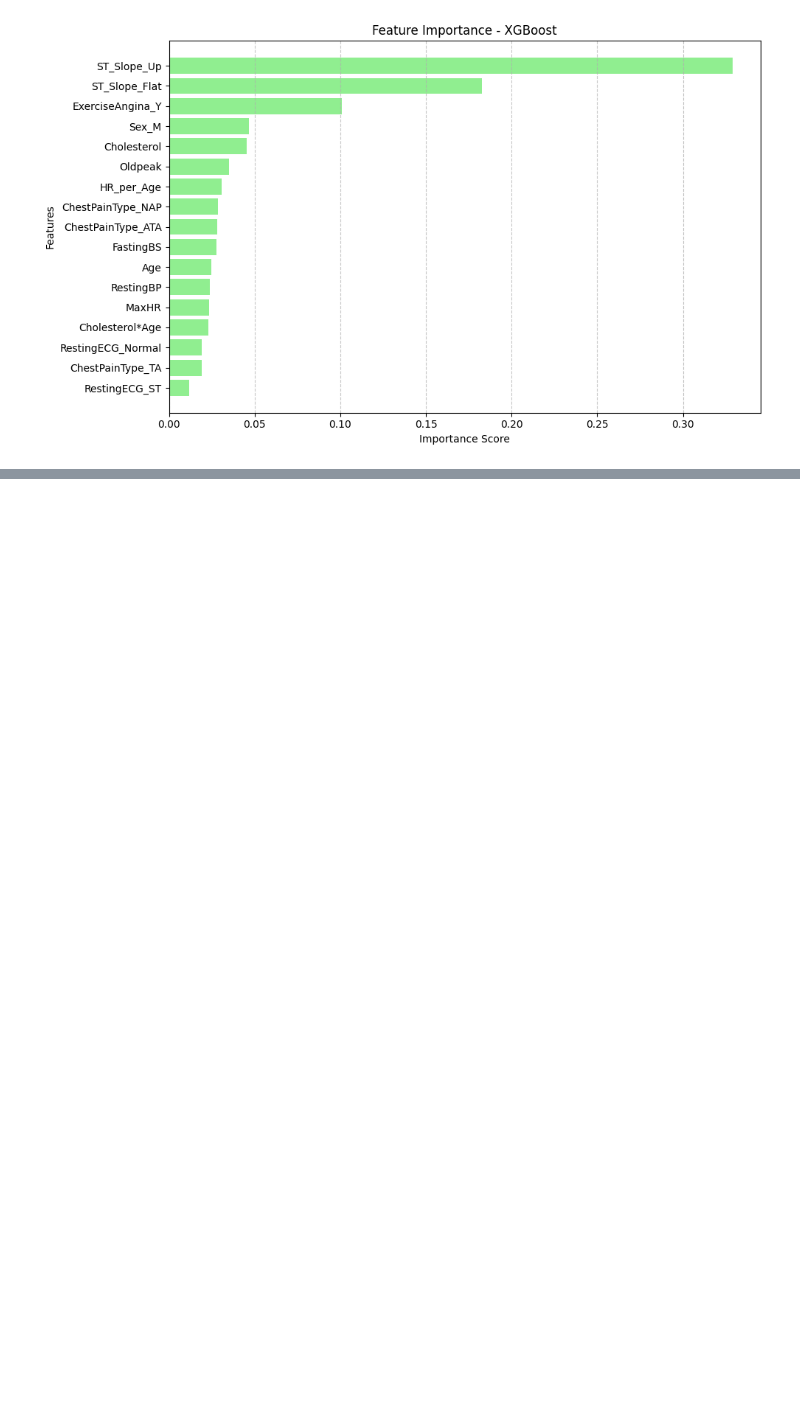
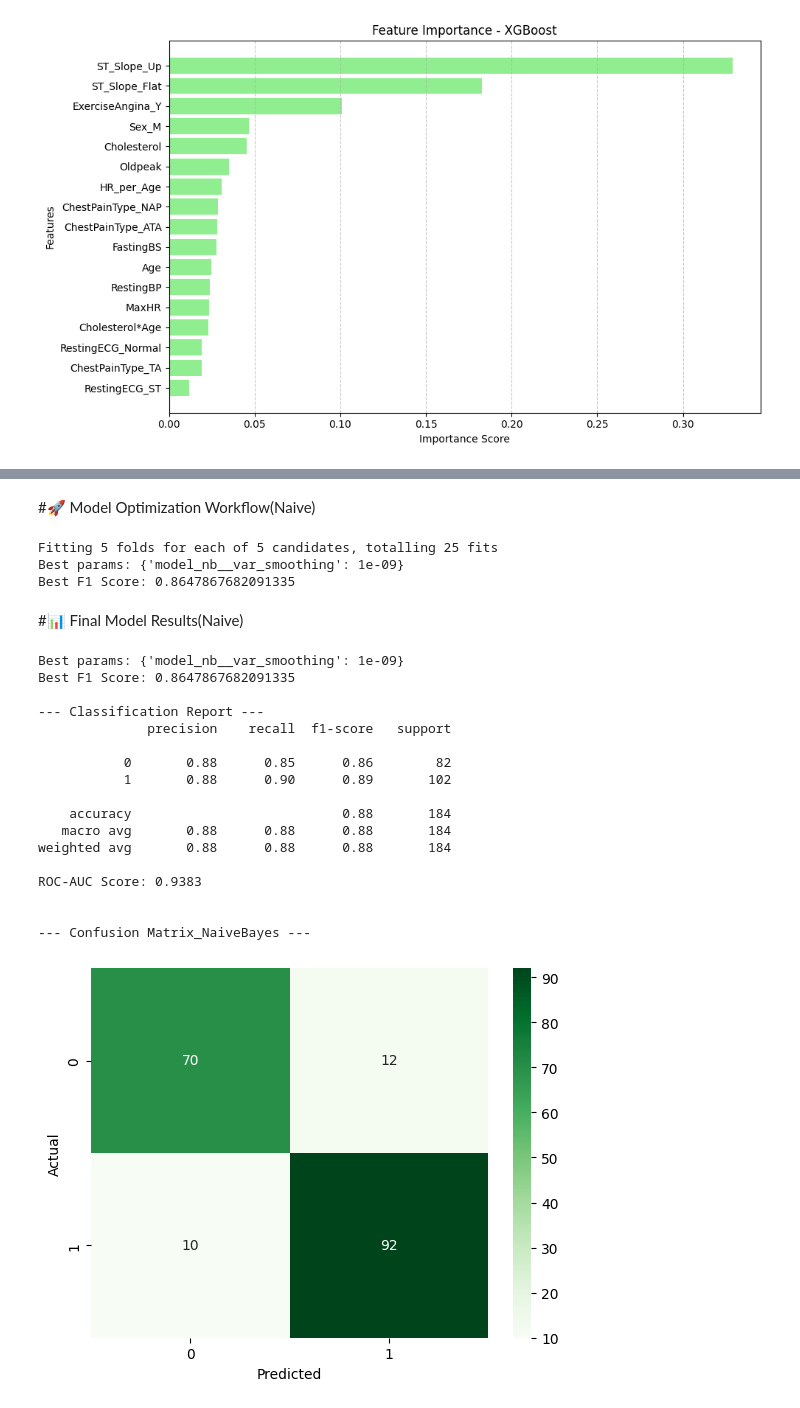
Before and after one commit to Ali13fffff/Heart-Disease-Prediction2, a Jupyter notebook: heart_disease_modeling.ipynb, the cells around one changed output, grey strips where cells are left out. Cells and saved outputs as stored; diff of their text form; code cells hidden in the pictures; blank space fills up the shorter version.

```diff
--- a/heart_disease_modeling.ipynb
+++ b/heart_disease_modeling.ipynb
@@ -317,0 +400,75 @@ Feature Importance:
+# %% [markdown]
+#🚀 Model Optimization Workflow(Naive)
+# %%
+
+
+
+pipeline_nb = Pipeline([
+    ('scaler_nb', StandardScaler()),
+    ('smote_nb', SMOTE(random_state=42)),
+    ('model_nb', GaussianNB())
+])
+
+param_grid_nb = {
+    'model_nb__var_smoothing': [1e-9, 1e-8, 1e-7, 1e-6, 1e-5]
+}
+
+nb_cv = RandomizedSearchCV(
+    estimator=pipeline_nb,
+    param_distributions=param_grid_nb,
+    n_iter=5,
+    scoring='f1',
+    cv=5,
+    n_jobs=-1,
+    random_state=42,
+    verbose=1
+)
+
+nb_cv.fit(X_train, y_train)
+
+print("Best params:", nb_cv.best_params_)
+print("Best F1 Score:", nb_cv.best_score_)
+# %% [output]
+Fitting 5 folds for each of 5 candidates, totalling 25 fits
+Best params: {'model_nb__var_smoothing': 1e-09}
+Best F1 Score: 0.8647867682091335
+# %% [markdown]
+#📊 Final Model Results(Naive)
+# %%
+best_model_nb = nb_cv.best_estimator_
+y_pred_nb = best_model_nb.predict(X_test)
+y_pred_proba_nb = best_model_nb.predict_proba(X_test)[:, 1]
+
+print(f"Best params: {nb_cv.best_params_}")
+print(f"Best F1 Score: {nb_cv.best_score_}")
+
+print("\n--- Classification Report ---")
+print(classification_report(y_test, y_pred_nb))
+
+roc_auc_nb = roc_auc_score(y_test, y_pred_proba_nb)
+print(f"ROC-AUC Score: {roc_auc_nb:.4f}\n")
+
+print("\n--- Confusion Matrix_NaiveBayes ---")
+sns.heatmap(confusion_matrix(y_test, y_pred_nb), annot=True, fmt='d', cmap='Greens')
+plt.xlabel('Predicted')
+plt.ylabel('Actual')
+plt.show()
+# %% [output]
+Best params: {'model_nb__var_smoothing': 1e-09}
+Best F1 Score: 0.8647867682091335
+
+--- Classification Report ---
+              precision    recall  f1-score   support
+
+           0       0.88      0.85      0.86        82
+           1       0.88      0.90      0.89       102
+
+    accuracy                           0.88       184
+   macro avg       0.88      0.88      0.88       184
+weighted avg       0.88      0.88      0.88       184
+
+ROC-AUC Score: 0.9383
+
+
+--- Confusion Matrix_NaiveBayes ---
+[figure, added]
```
Also changed, not shown: parts of 17 cells of this notebook.
